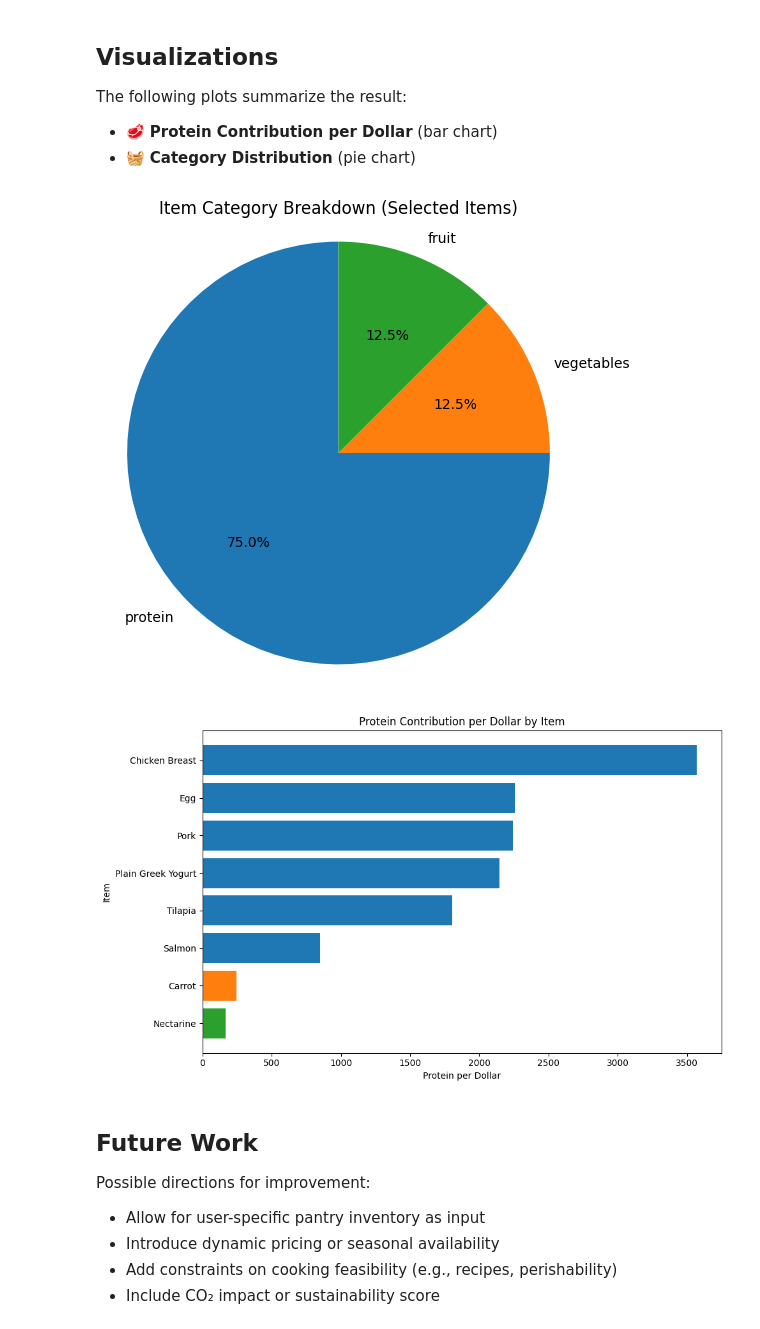
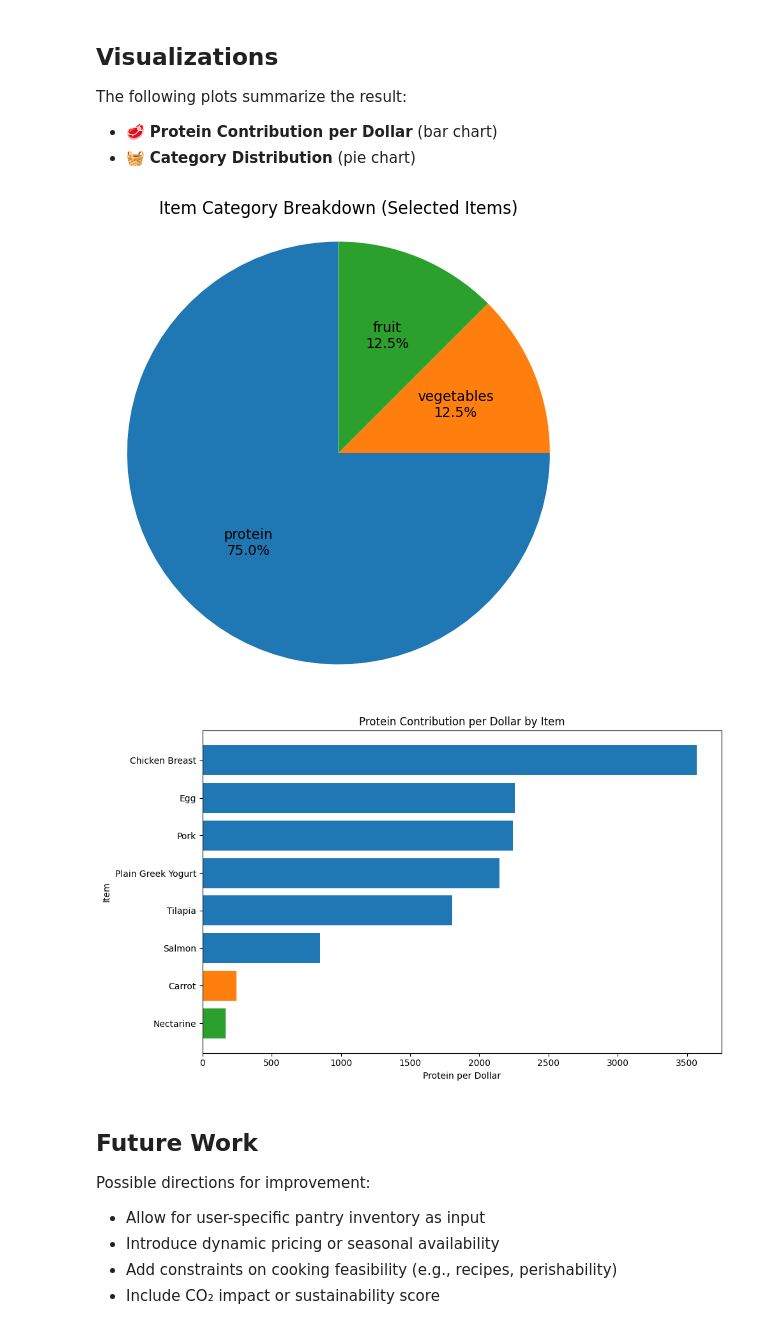
Before and after one commit to ej188/efficient_shopping_optimizer, a Jupyter notebook: notebooks/efficient_shopping_optimizer.ipynb, the cells around one changed output. Saved outputs shown, nothing was run; the diff lists cells and outputs as text; code cells hidden in the pictures.

```diff
--- a/notebooks/efficient_shopping_optimizer.ipynb
+++ b/notebooks/efficient_shopping_optimizer.ipynb
@@ -217,12 +218,22 @@ selected_df = selected_df[selected_df["quantity_selected"] > 0]
 category_counts = selected_df["category"].value_counts()
 
 # Pie chart
+labels = category_counts.index.tolist()
+sizes  = category_counts.values
+
+def autopct_with_label(pct):
+    idx = autopct_with_label.idx
+    autopct_with_label.idx += 1
+    return f"{labels[idx]}\n{pct:.1f}%"
+autopct_with_label.idx = 0
+
 plt.figure(figsize=(6, 6))
 plt.pie(
-    category_counts.values,
-    labels=category_counts.index,
-    autopct='%1.1f%%',
-    startangle=90
+    sizes,
+    labels=None,
+    autopct=autopct_with_label,
+    startangle=90,
+    pctdistance=0.6
 )
 plt.title("Item Category Breakdown (Selected Items)")
 plt.axis("equal")
@@ -230,34 +241,34 @@ plt.show()
 
 # 2. Protein Contribution per Dollar by Item
 
 # Compute total protein and cost per item
 selected_df["total_protein"] = (
     selected_df["protein_per_100g"] * selected_df["quantity_per_purchase"] * selected_df["quantity_selected"]
 )
 selected_df["total_cost"] = selected_df["unit_price"] * selected_df["quantity_selected"]
 selected_df["protein_per_dollar"] = selected_df["total_protein"] / selected_df["total_cost"]
 
 # Sort by efficiency
 plot_df = selected_df.sort_values("protein_per_dollar", ascending=True)
 
 # Bar plot
 plt.figure(figsize=(10, 6))
 bars = plt.barh(
     plot_df["item_name"],
     plot_df["protein_per_dollar"],
     color=plot_df["category"].map({
         "protein": "#1f77b4",
         "vegetables": "#ff7f0e",
         "fruit": "#2ca02c"
     })
 )
 plt.xlabel("Protein per Dollar")
 plt.ylabel("Item")
 plt.title("Protein Contribution per Dollar by Item")
 plt.tight_layout()
 plt.show()
 # %% [output]
-[figure, old version]
+[figure, new version]
 [figure]
 # %% [markdown]
 ## Future Work
```
Also changed, not shown: parts of 1 cell of this notebook.
